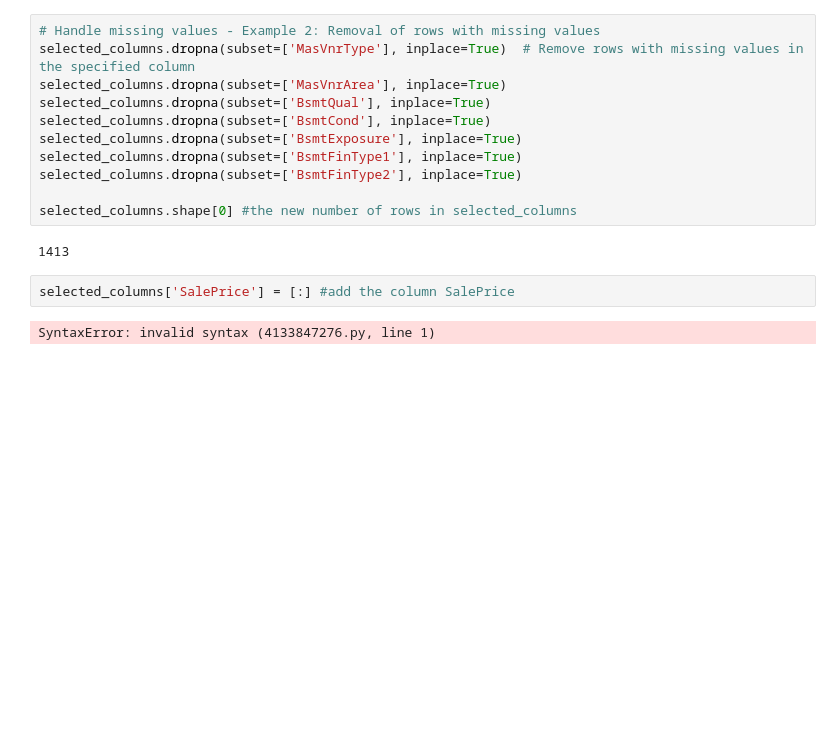
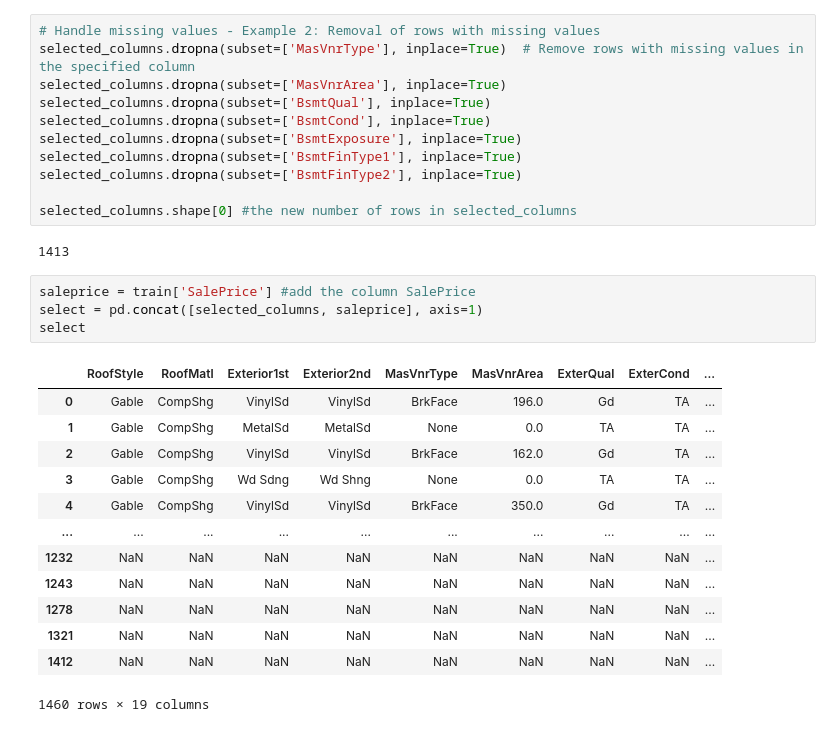
Before and after one commit to yichen-huang/House-Prices-Advanced-Regression-Techniques, a Jupyter notebook: data_understanding_column_20_40.ipynb, the cells around one changed output. Drawn from its saved outputs; the diff is of its cells as text; blank space fills up the shorter version.

```diff
--- a/data_understanding_column_20_40.ipynb
+++ b/data_understanding_column_20_40.ipynb
@@ -155,6 +169,20 @@ selected_columns.shape[0] #the new number of rows in selected_columns
 # %% [output]
 1413
 # %%
-selected_columns['SalePrice'] = [:] #add the column SalePrice
+saleprice = train['SalePrice'] #add the column SalePrice
+select = pd.concat([selected_columns, saleprice], axis=1)
+select
 # %% [output]
+|  | RoofStyle | RoofMatl | Exterior1st | Exterior2nd | MasVnrType | MasVnrArea | ExterQual | ExterCond | ... |
+| 0 | Gable | CompShg | VinylSd | VinylSd | BrkFace | 196.0 | Gd | TA | ... |
+| 1 | Gable | CompShg | MetalSd | MetalSd | None | 0.0 | TA | TA | ... |
+| 2 | Gable | CompShg | VinylSd | VinylSd | BrkFace | 162.0 | Gd | TA | ... |
+| 3 | Gable | CompShg | Wd Sdng | Wd Shng | None | 0.0 | TA | TA | ... |
+| 4 | Gable | CompShg | VinylSd | VinylSd | BrkFace | 350.0 | Gd | TA | ... |
+| ... | ... | ... | ... | ... | ... | ... | ... | ... | ... |
+| 1232 | NaN | NaN | NaN | NaN | NaN | NaN | NaN | NaN | ... |
+| 1243 | NaN | NaN | NaN | NaN | NaN | NaN | NaN | NaN | ... |
+| 1278 | NaN | NaN | NaN | NaN | NaN | NaN | NaN | NaN | ... |
+| 1321 | NaN | NaN | NaN | NaN | NaN | NaN | NaN | NaN | ... |
+| 1412 | NaN | NaN | NaN | NaN | NaN | NaN | NaN | NaN | ... |
-SyntaxError: invalid syntax (4133847276.py, line 1)
+1460 rows × 19 columns
```
Also changed, not shown: parts of 20 cells of this notebook.
